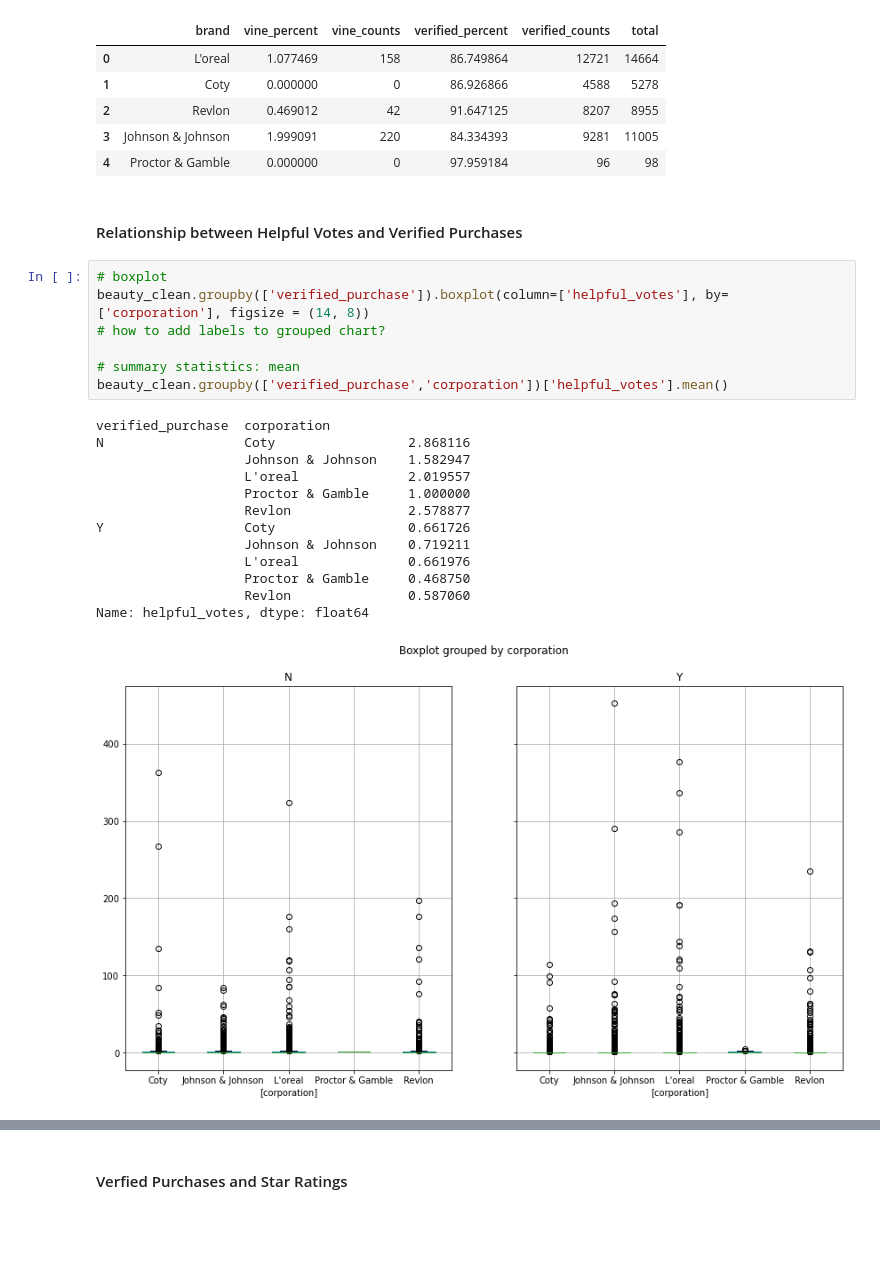
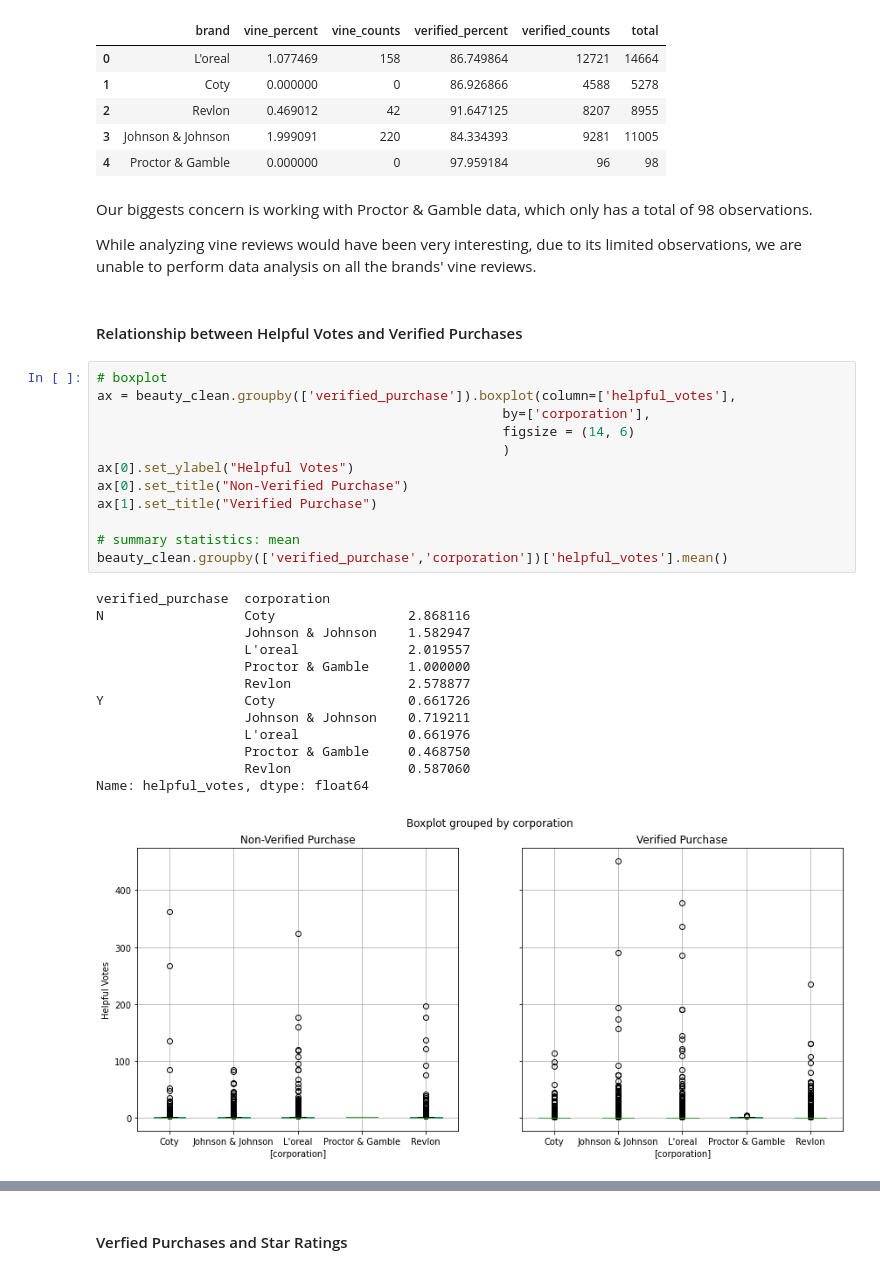
Before and after one commit to wansyd20/info2950, a Jupyter notebook: Phase 2.ipynb, the cells around one changed output, grey strips where cells are left out. Cells and saved outputs as stored; diff of their text form; blank space fills up the shorter version.

```diff
--- a/Phase 2.ipynb
+++ b/Phase 2.ipynb
@@ -516,26 +525,35 @@ percentile
 | 2 | Revlon | 0.469012 | 42 | 91.647125 | 8207 | 8955 |
 | 3 | Johnson & Johnson | 1.999091 | 220 | 84.334393 | 9281 | 11005 |
 | 4 | Proctor & Gamble | 0.000000 | 0 | 97.959184 | 96 | 98 |
+# %% [markdown]
+Our biggests concern is working with Proctor & Gamble data, which only has a total of 98 observations.
+
+While analyzing vine reviews would have been very interesting, due to its limited observations, we are unable to perform data analysis on all the brands' vine reviews.
 # %% [markdown]
 #### Relationship between Helpful Votes and Verified Purchases
 # %%
 # boxplot
-beauty_clean.groupby(['verified_purchase']).boxplot(column=['helpful_votes'], by=['corporation'], figsize = (14, 8))
-# how to add labels to grouped chart?
+ax = beauty_clean.groupby(['verified_purchase']).boxplot(column=['helpful_votes'],
+                                                    by=['corporation'],
+                                                    figsize = (14, 6)
+                                                    )
+ax[0].set_ylabel("Helpful Votes")
+ax[0].set_title("Non-Verified Purchase")
+ax[1].set_title("Verified Purchase")
 
 # summary statistics: mean
 beauty_clean.groupby(['verified_purchase','corporation'])['helpful_votes'].mean()
 # %% [output]
 verified_purchase  corporation
 N                  Coty                 2.868116
                    Johnson & Johnson    1.582947
                    L'oreal              2.019557
                    Proctor & Gamble     1.000000
                    Revlon               2.578877
 Y                  Coty                 0.661726
                    Johnson & Johnson    0.719211
                    L'oreal              0.661976
                    Proctor & Gamble     0.468750
                    Revlon               0.587060
 Name: helpful_votes, dtype: float64
-[figure, old version]
+[figure, new version]
```
Also changed, not shown: parts of 5 cells of this notebook.
